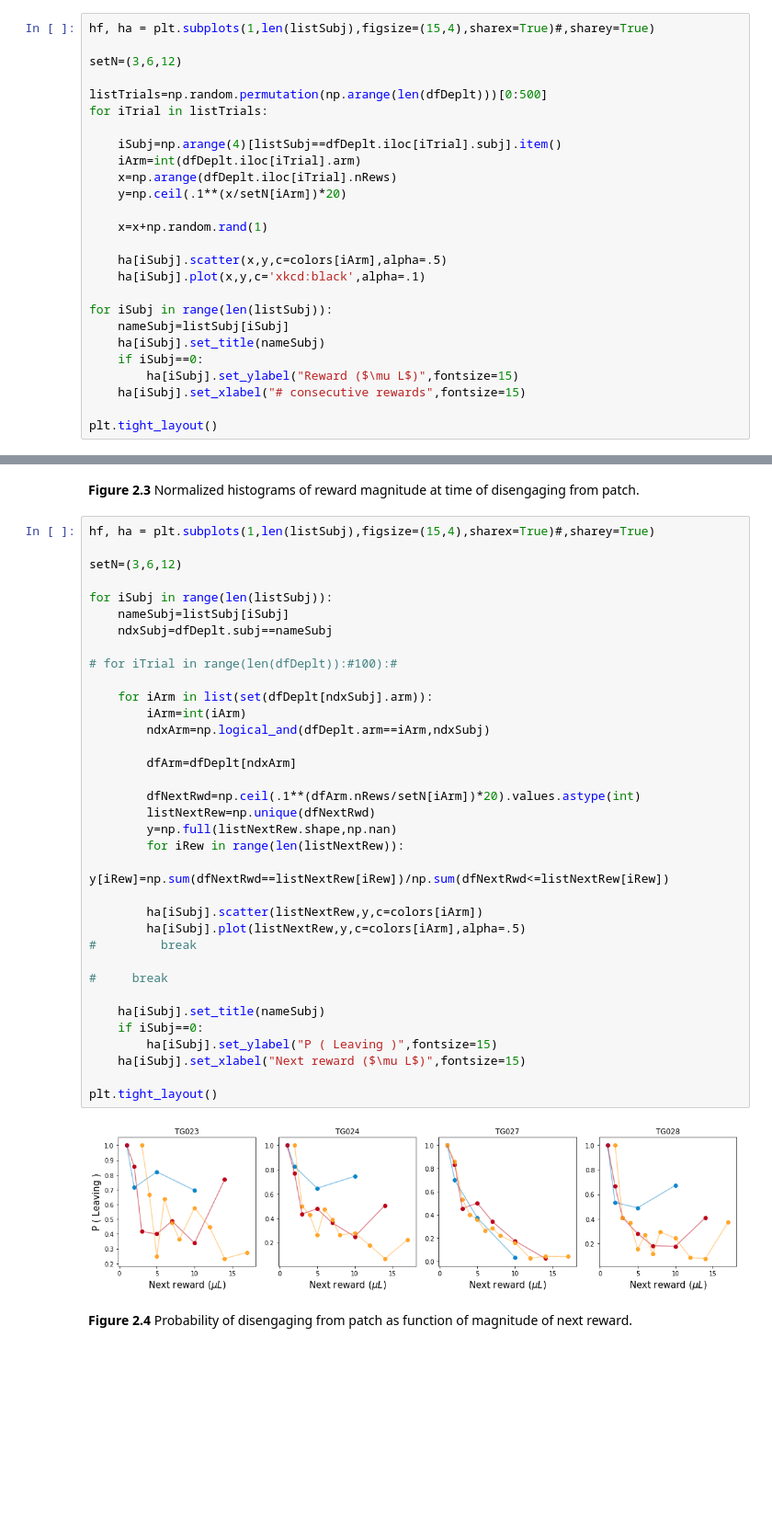
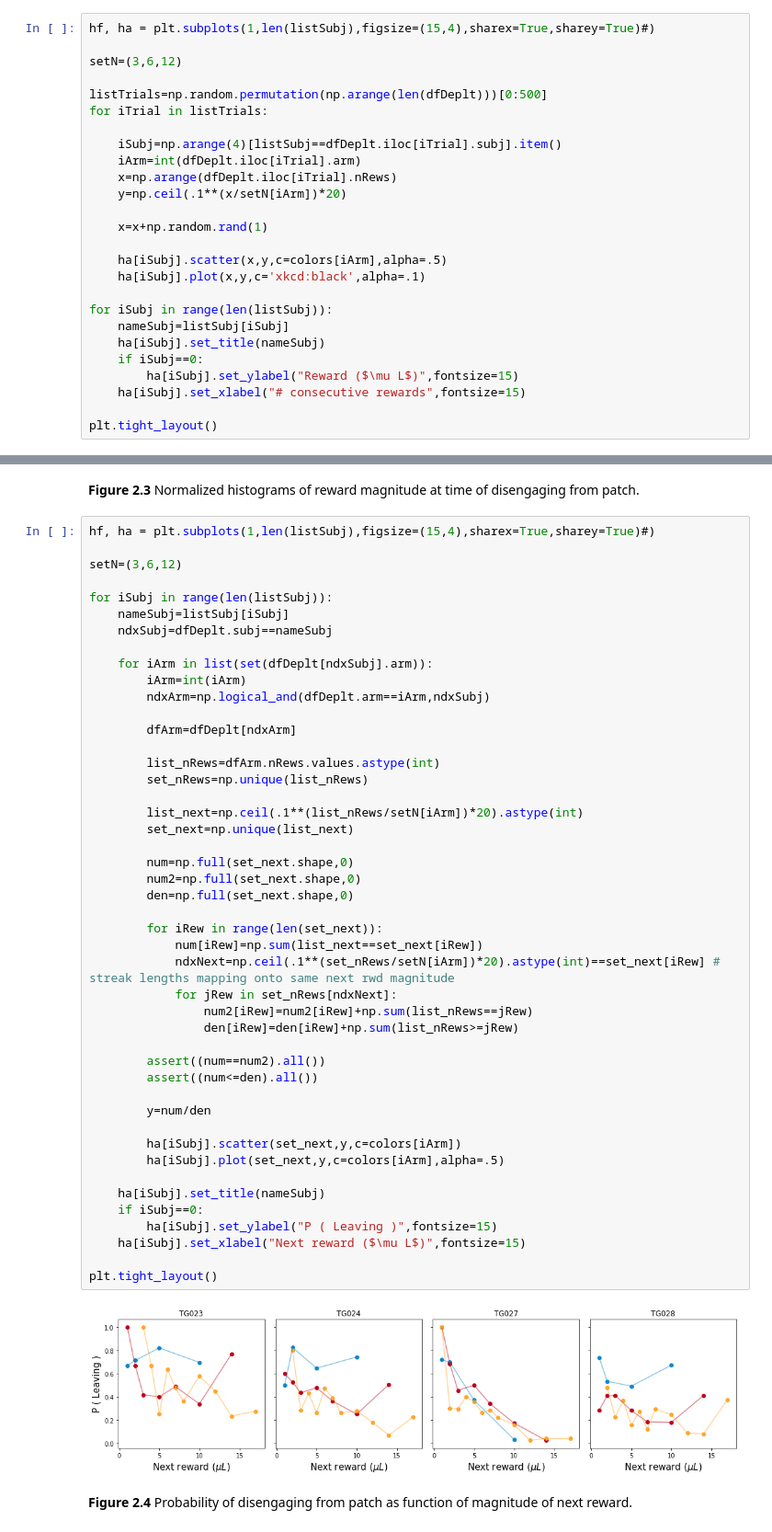
Before and after one commit to tsgouvea/3AF_report, a Jupyter notebook: 3AF_report.ipynb, the cells around one changed output, grey strips where cells are left out. Shown at 92% size. Drawn from its saved outputs; the diff is of its cells as text; blank space fills up the shorter version.

```diff
--- a/3AF_report.ipynb
+++ b/3AF_report.ipynb
@@ -438,7 +438,7 @@ with open('dfDeplt.pkl','rb') as fname:
 listSubj=np.array(list(set(dfDeplt.subj)))
 listSubj.sort()
 # %%
-hf, ha = plt.subplots(1,len(listSubj),figsize=(15,4),sharex=True)#,sharey=True)
+hf, ha = plt.subplots(1,len(listSubj),figsize=(15,4),sharex=True,sharey=True)#)
 
 setN=(3,6,12)
 
@@ -523,41 +523,52 @@ plt.tight_layout()
 # %% [markdown]
 **Figure 2.3** Normalized histograms of reward magnitude at time of disengaging from patch.
 # %%
-hf, ha = plt.subplots(1,len(listSubj),figsize=(15,4),sharex=True)#,sharey=True)
+hf, ha = plt.subplots(1,len(listSubj),figsize=(15,4),sharex=True,sharey=True)#)
 
 setN=(3,6,12)
 
 for iSubj in range(len(listSubj)):
     nameSubj=listSubj[iSubj]
     ndxSubj=dfDeplt.subj==nameSubj
 
-# for iTrial in range(len(dfDeplt)):#100):#
-
     for iArm in list(set(dfDeplt[ndxSubj].arm)):
         iArm=int(iArm)
         ndxArm=np.logical_and(dfDeplt.arm==iArm,ndxSubj)
 
         dfArm=dfDeplt[ndxArm]
 
-        dfNextRwd=np.ceil(.1**(dfArm.nRews/setN[iArm])*20).values.astype(int)
-        listNextRew=np.unique(dfNextRwd)
-        y=np.full(listNextRew.shape,np.nan)
-        for iRew in range(len(listNextRew)):
-            y[iRew]=np.sum(dfNextRwd==listNextRew[iRew])/np.sum(dfNextRwd<=listNextRew[iRew])
+        list_nRews=dfArm.nRews.values.astype(int)
+        set_nRews=np.unique(list_nRews)
 
-        ha[iSubj].scatter(listNextRew,y,c=colors[iArm])
-        ha[iSubj].plot(listNextRew,y,c=colors[iArm],alpha=.5)
-#         break
+        list_next=np.ceil(.1**(list_nRews/setN[iArm])*20).astype(int)
+        set_next=np.unique(list_next)
 
-#     break
+        num=np.full(set_next.shape,0)
+        num2=np.full(set_next.shape,0)
+        den=np.full(set_next.shape,0)
+
+        for iRew in range(len(set_next)):
+            num[iRew]=np.sum(list_next==set_next[iRew])
+            ndxNext=np.ceil(.1**(set_nRews/setN[iArm])*20).astype(int)==set_next[iRew] # streak lengths mapping onto same next rwd magnitude
+            for jRew in set_nRews[ndxNext]:
+                num2[iRew]=num2[iRew]+np.sum(list_nRews==jRew)
+                den[iRew]=den[iRew]+np.sum(list_nRews>=jRew)
+
+        assert((num==num2).all())
+        assert((num<=den).all())
+
+        y=num/den
+
+        ha[iSubj].scatter(set_next,y,c=colors[iArm])
+        ha[iSubj].plot(set_next,y,c=colors[iArm],alpha=.5)
 
     ha[iSubj].set_title(nameSubj)
     if iSubj==0:
         ha[iSubj].set_ylabel("P ( Leaving )",fontsize=15)
     ha[iSubj].set_xlabel("Next reward ($\mu L$)",fontsize=15)
 
 plt.tight_layout()
 # %% [output]
-[figure, old version]
+[figure, new version]
 # %% [markdown]
 **Figure 2.4** Probability of disengaging from patch as function of magnitude of next reward.
```
Also changed, not shown: parts of 16 cells of this notebook.
